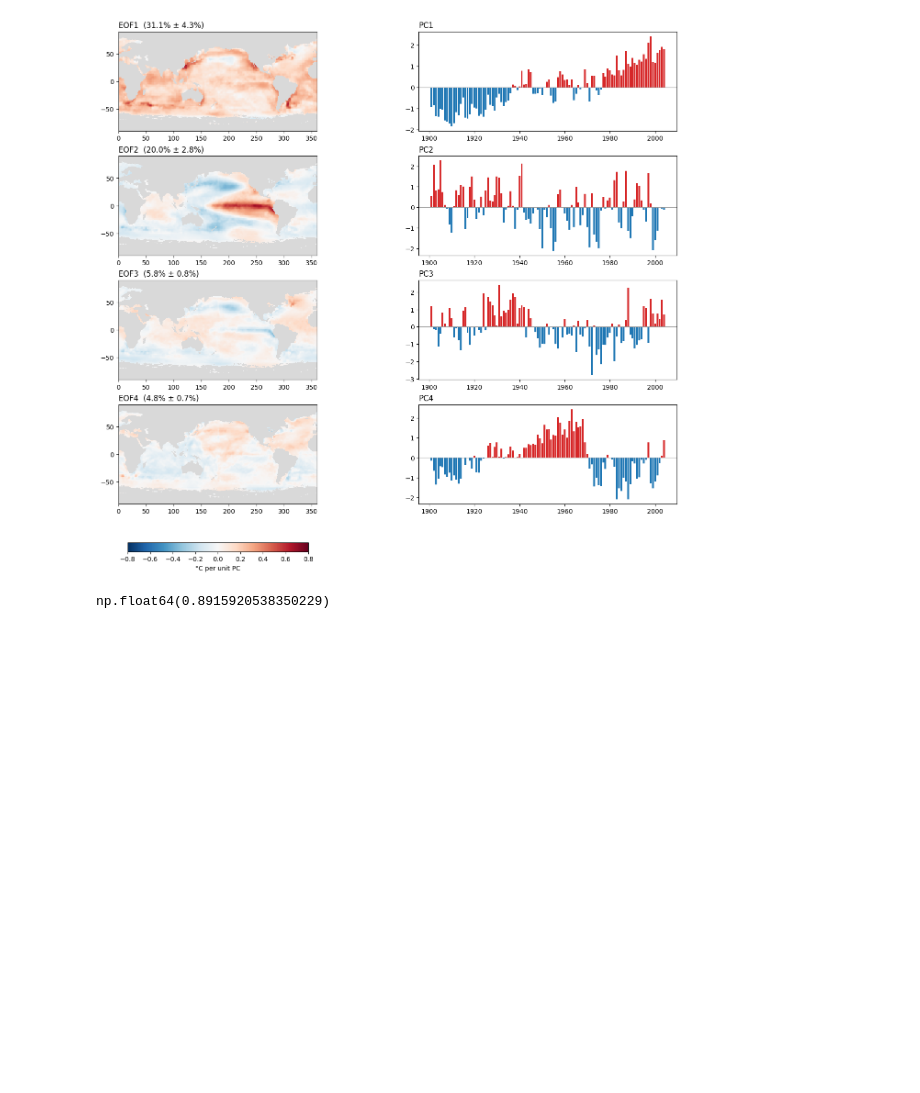
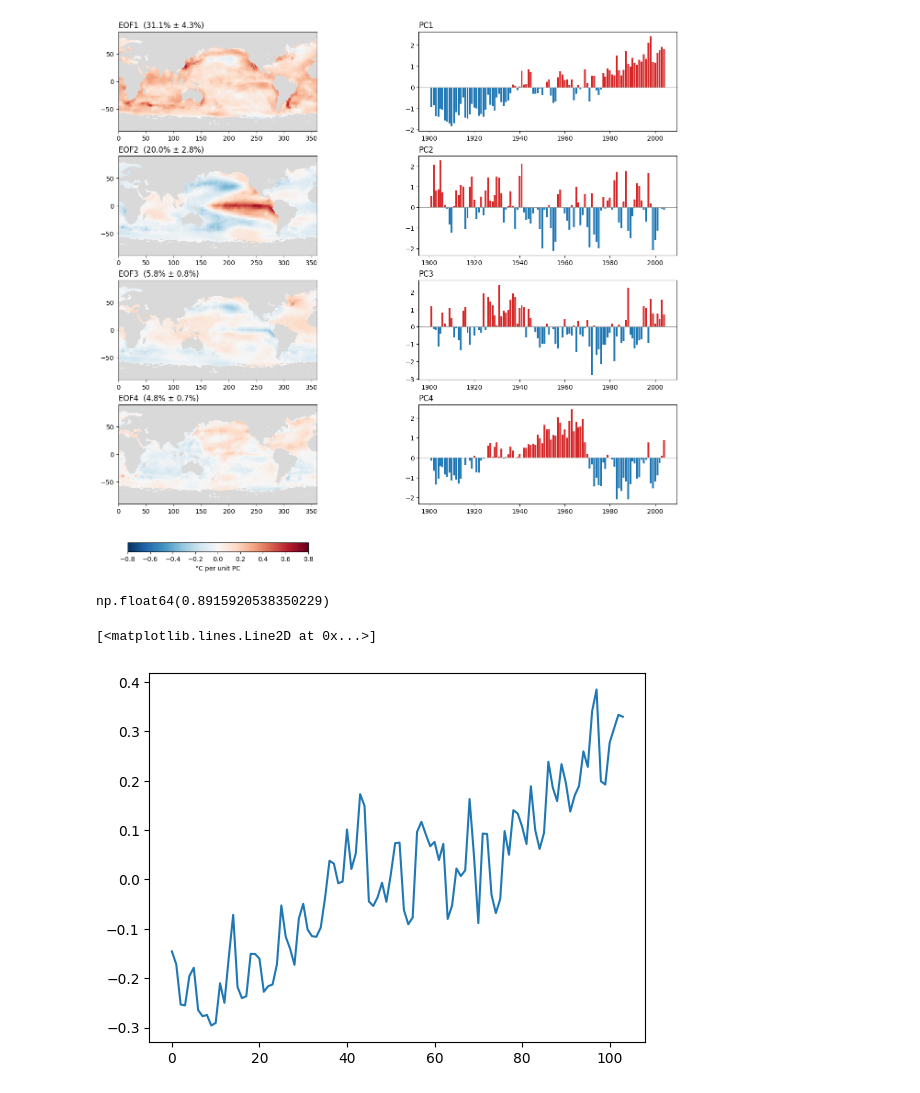
Before and after one commit to cl3225/CLMTG-5060, a Jupyter notebook: Lecture14_example.ipynb, the cells around one changed output. Cells and saved outputs as stored; diff of their text form; code cells hidden in the pictures; blank space fills up the shorter version.

```diff
--- a/Lecture14_example.ipynb
+++ b/Lecture14_example.ipynb
@@ -217,3 +216,8 @@ trend_line = slope * year + intercept
 np.corrcoef(trend_line, F[:,0])[0,1]
 # %% [output]
 np.float64(0.8915920538350229)
+# %%
+plt.plot(gm_anomaly)
+# %% [output]
+[<matplotlib.lines.Line2D at 0x...>]
+[figure, added]
```
Also changed, not shown: parts of 3 cells of this notebook.
